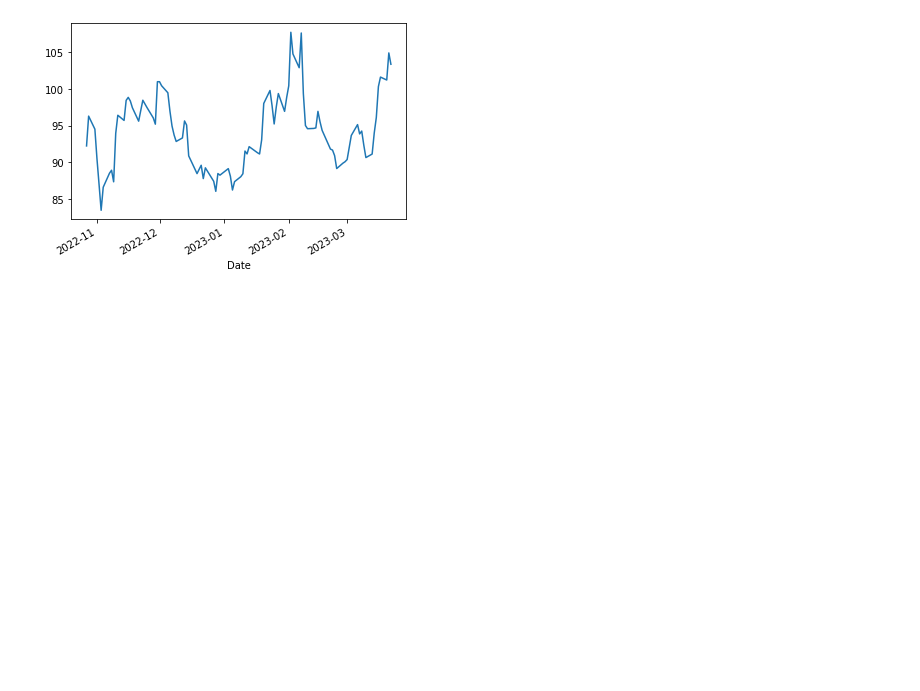
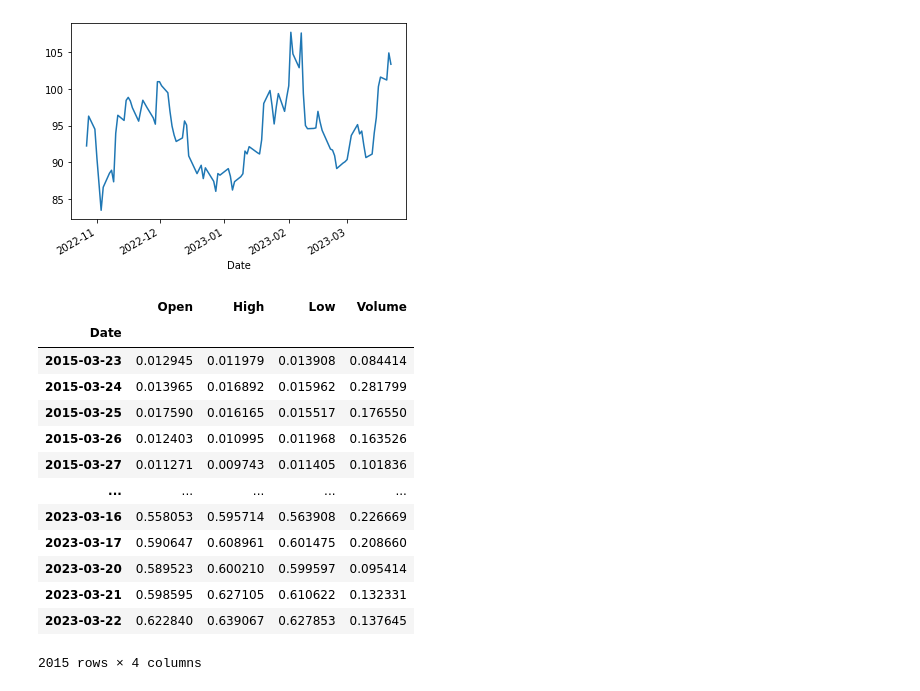
Before and after one commit to rf-shelton/rShelton_Investments, a Jupyter notebook: python/rshelton_stockportfolio_example.ipynb, the cells around one changed output. Saved outputs shown, nothing was run; the diff lists cells and outputs as text; code cells hidden in the pictures; blank space fills up the shorter version.

```diff
--- a/python/rshelton_stockportfolio_example.ipynb
+++ b/python/rshelton_stockportfolio_example.ipynb
@@ -78,12 +78,12 @@ Previous Close Price Value: 147.6
 # %%
 # downloading the data of the ticker value between
 # the start and end dates
-resultData = yf.download(google, start_date, end_date)
+df_0 = yf.download(google, start_date, end_date)
 
 # printing the last 5 rows of the data
 print('Google Stock Data')
 print('--------------------')
-print(resultData.tail())
+print(df_0.tail())
 # %% [output]
 [*********************100%%**********************]  1 of 1 completed
 Google Stock Data
@@ -108,3 +108,26 @@ resultData['Adj Close'].tail(100).plot()
 # %% [output]
 <AxesSubplot:xlabel='Date'>
 [figure]
+# %%
+target = pd.DataFrame(df_0['Adj Close'])
+features = ['Open', 'High','Low', 'Volume']
+# %%
+scaler = MinMaxScaler()
+feature_transform = scaler.fit_transform(df_0[features])
+feature_transform = pd.DataFrame(columns=features,data=feature_transform,index=df_0.index)
+feature_transform
+# %% [output]
+|  | Open | High | Low | Volume |
+| Date |  |  |  |  |
+| 2015-03-23 | 0.012945 | 0.011979 | 0.013908 | 0.084414 |
+| 2015-03-24 | 0.013965 | 0.016892 | 0.015962 | 0.281799 |
+| 2015-03-25 | 0.017590 | 0.016165 | 0.015517 | 0.176550 |
+| 2015-03-26 | 0.012403 | 0.010995 | 0.011968 | 0.163526 |
+| 2015-03-27 | 0.011271 | 0.009743 | 0.011405 | 0.101836 |
+| ... | ... | ... | ... | ... |
+| 2023-03-16 | 0.558053 | 0.595714 | 0.563908 | 0.226669 |
+| 2023-03-17 | 0.590647 | 0.608961 | 0.601475 | 0.208660 |
+| 2023-03-20 | 0.589523 | 0.600210 | 0.599597 | 0.095414 |
+| 2023-03-21 | 0.598595 | 0.627105 | 0.610622 | 0.132331 |
+| 2023-03-22 | 0.622840 | 0.639067 | 0.627853 | 0.137645 |
+2015 rows × 4 columns
```
Also changed, not shown: parts of 12 cells of this notebook.
